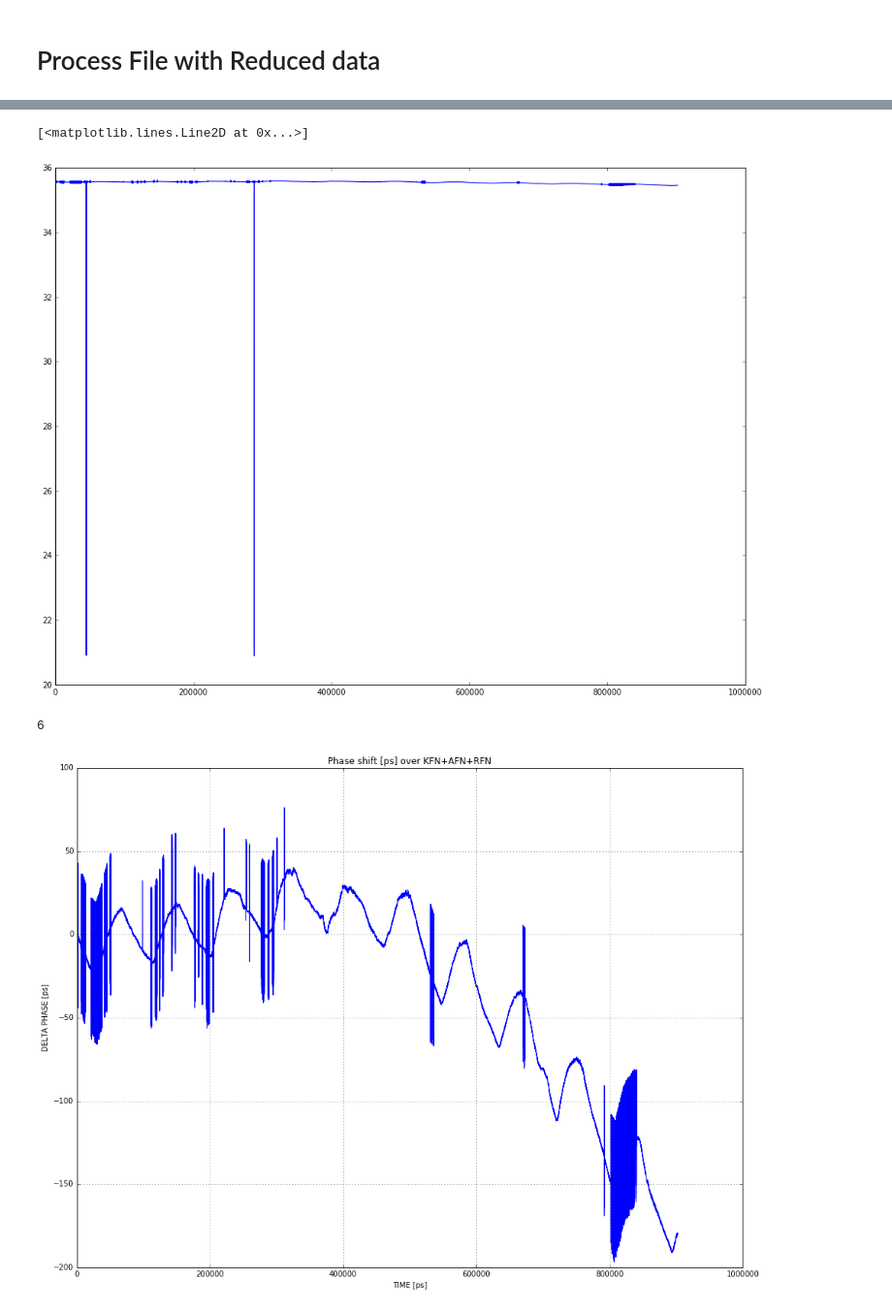
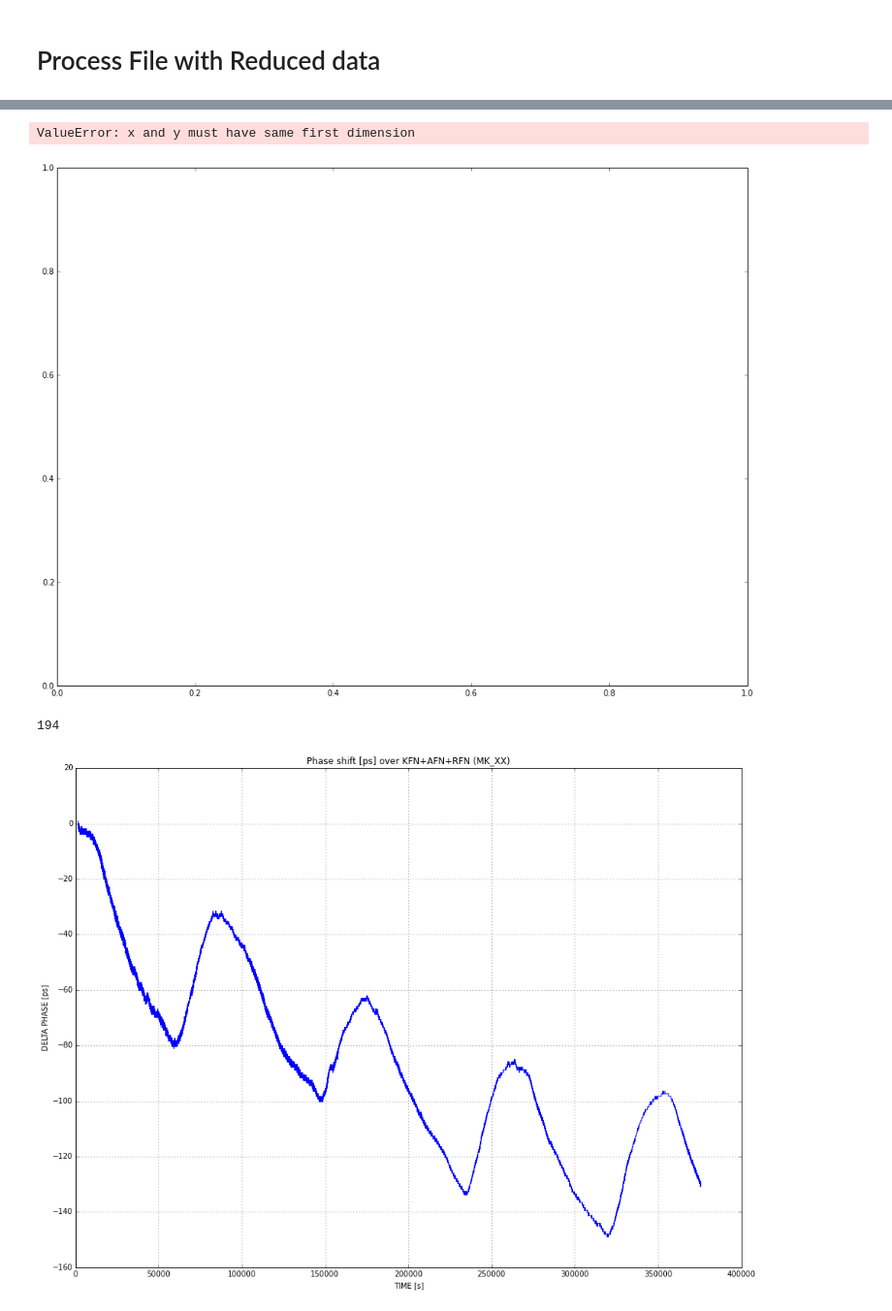
Before and after one commit to rjulie83/time_domain, a Jupyter notebook: scripts_used/Timedomain_analysis.ipynb, the cells around one changed output, grey strips where cells are left out. Shown: that part at 97% size. Drawn from its saved outputs; the diff is of its cells as text; code cells hidden in the pictures.

```diff
--- a/scripts_used/Timedomain_analysis.ipynb
+++ b/scripts_used/Timedomain_analysis.ipynb
@@ -30,15 +35,17 @@ delay1 = np.empty(0)
 delay2 = np.empty(0)
 height1 = np.empty(0)
 height2 = np.empty(0)
-data = np.loadtxt('data.csv',dtype='float',delimiter=',',skiprows=1)
+data = np.loadtxt('Exp7_data.csv',dtype='float',delimiter=',',skiprows=1)
 timestamps = data[:,0];delay1 = data[:,1];height1 = data[:,2];delay2 = data[:,3];height2 = data[:,4]
 timestamps_offset = timestamps - min(timestamps)
 # %%
+#zoomed_slice = slice(1500,)
 plt.figure(figsize=(16,12))
-plt.plot(timestamps_offset,delay1,'b')
+plt.plot(timestamps_offset[1500:],delay1[1500:],'b')
+plt.grid(True)
 # %% [output]
-[<matplotlib.lines.Line2D at 0x...>]
+ValueError: x and y must have same first dimension
-[figure, old version]
+[figure, new version]
 # %%
 #Determine indices where amplitude heights of pulses swopped position and make those points equal to mean delay
 #This is an artifact of the peak detection code.
@@ -48,7 +55,7 @@ temp_delay1 = np.copy(delay1)
 temp_delay2 = np.copy(delay2)
 indices = []
 counter = 0
-threshold = 2
+threshold = 0.01
 for i in range(len(delay2)-1):
     if np.abs(delay2[i+1]-delay2[i]) > threshold:
         indices.append(i)
@@ -57,18 +64,23 @@ print counter
 temp_delay1[indices] = np.mean(delay1)
 temp_delay2[indices] = np.mean(delay2)
 # %% [output]
-6
+194
+# %%
+#If no re-ordering is required
+temp_delay1 = np.copy(delay1)[1500:]
+temp_delay2 = np.copy(delay2)[1500:]
+timestamps_offset = timestamps_offset[1500:]
 # %%
 #Plot Delta delay of First peak of data
 #This is with data where few out of order peaks were rearranged
 
 plt.figure(figsize=(16,12))
 plt.plot(timestamps_offset,0.5*(temp_delay1-temp_delay1[0])/c*1e12)
-plt.title('Phase shift [ps] over KFN+AFN+RFN')
-plt.xlabel('TIME [ps]'); plt.ylabel('DELTA PHASE [ps]')
+plt.title('Phase shift [ps] over KFN+AFN+RFN (MK_XX)')
+plt.xlabel('TIME [s]'); plt.ylabel('DELTA PHASE [ps]')
 plt.grid(True)
 # %% [output]
-[figure, old version]
+[figure, new version]
 # %%
 #Plot Delta delay of Second peak
 #This is with data where few out of order peaks were rearranged
```
Also changed, not shown: parts of 6 cells of this notebook.
